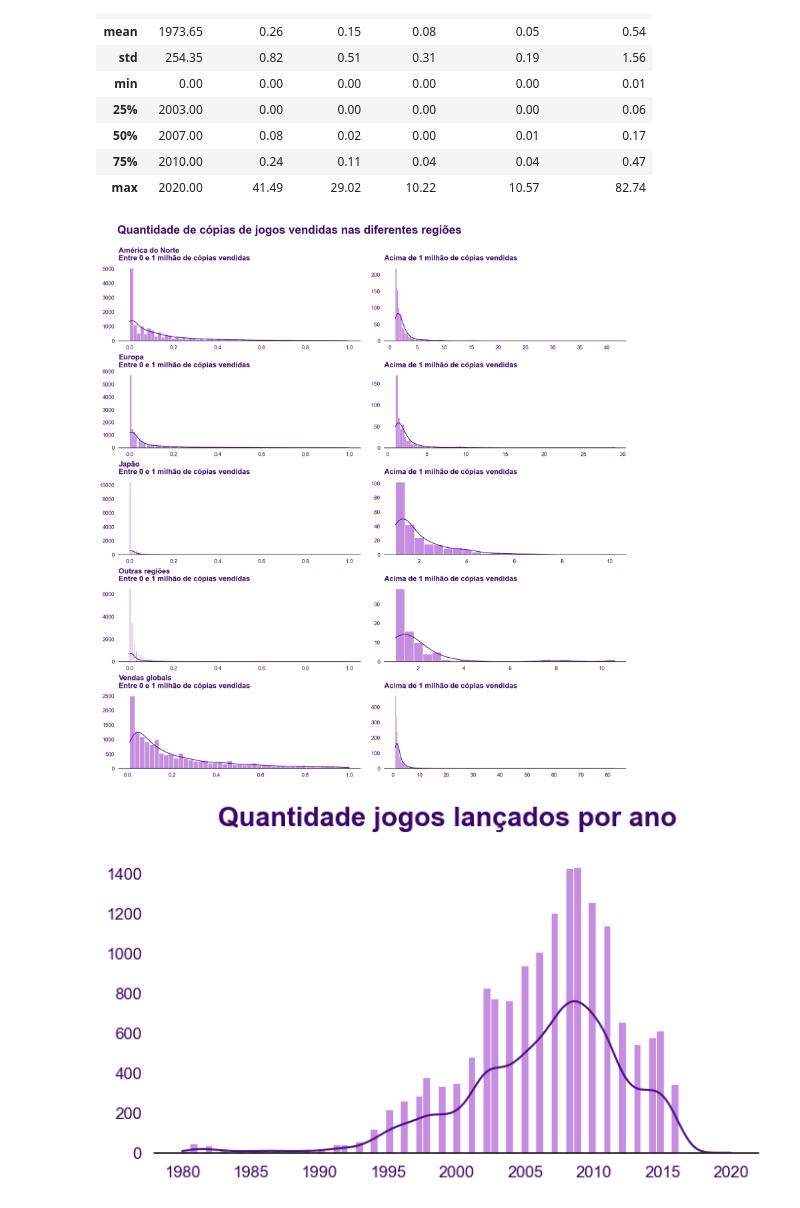
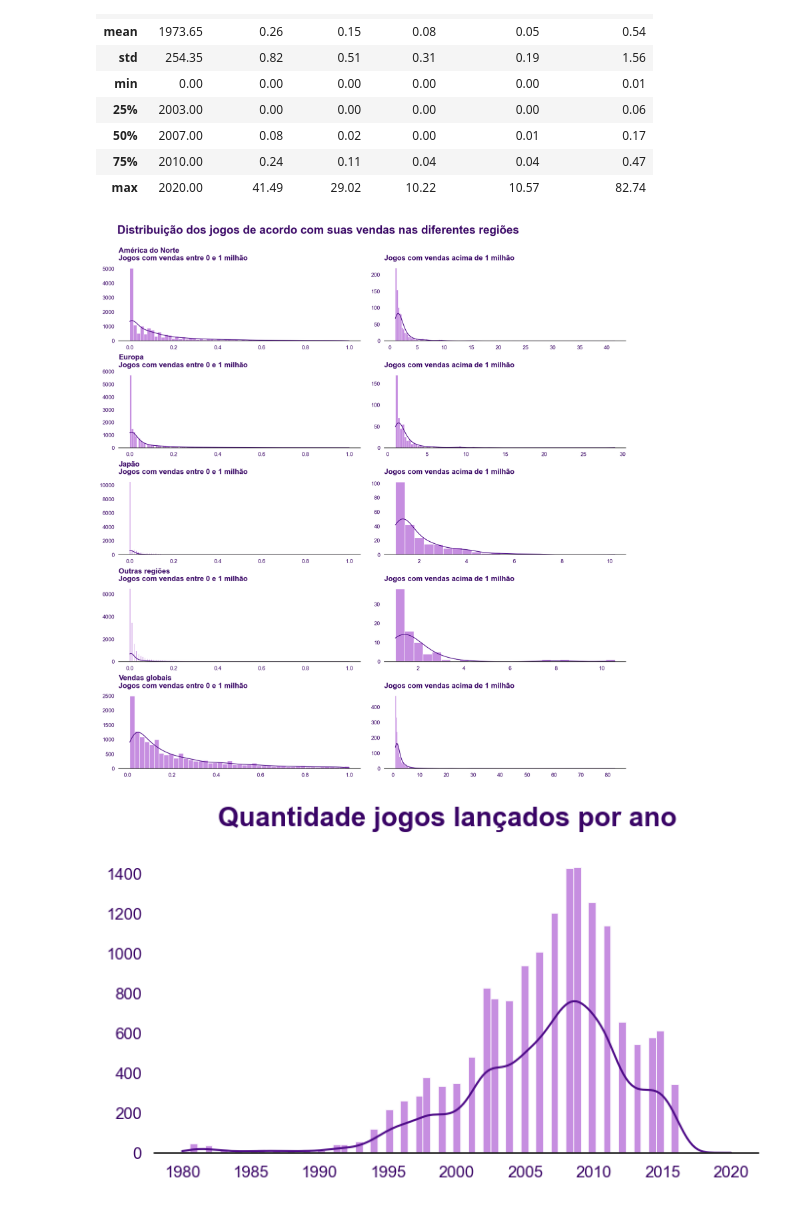
Before and after one commit to JHOliveira94/Portfolio_Recomendacao-de-jogos-digitais, a Jupyter notebook: notebook_recomendacao_jogos.ipynb, the cells around one changed output. Drawn from its saved outputs; the diff is of its cells as text; code cells hidden in the pictures.

```diff
--- a/notebook_recomendacao_jogos.ipynb
+++ b/notebook_recomendacao_jogos.ipynb
@@ -163,7 +157,7 @@ def histplot_unico(data_frame, axs):
 
     '''
     data_frame: DataFrame que contém os dados que serão plotados;
-    ax: posição na figura construída com plt.subplots()
+    axs: posição na figura construída com plt.subplots()
     '''
 
     ax = sns.histplot(data = data_frame,
@@ -526,45 +546,45 @@ Construção gráfica para análise das variáveis numéricas
 Cada gráfico foi gerado a partir das funções definidas na seção 1. Preparações
 '''
 
 fig, axs = plt.subplots(5,2, figsize = (20, 20))
-fig.suptitle('Quantidade de cópias de jogos vendidas nas diferentes regiões', fontsize = 25, ha = 'left', weight='bold', color = '#3A0566', y = 0.94, x = 0.123)
+fig.suptitle('Distribuição dos jogos de acordo com suas vendas nas diferentes regiões', fontsize = 25, ha = 'left', weight='bold', color = '#3A0566', y = 0.94, x = 0.123)
 
 sns.set_theme(style = "white")
 
 ax1 = histplot_unico(df_vendas_AN_1['Vendas_AN'], axs[0,0])
-ax1.set_title('América do Norte\nEntre 0 e 1 milhão de cópias vendidas', fontsize = 16, ha = 'left', weight='bold', color = '#3A0566', y = 1.02, x = 0)
+ax1.set_title('América do Norte\nJogos com vendas entre 0 e 1 milhão', fontsize = 16, ha = 'left', weight='bold', color = '#3A0566', y = 1.02, x = 0)
 
 ax1 = histplot_unico(df_vendas_AN_2['Vendas_AN'], axs[0,1])
-ax1.set_title('\nAcima de 1 milhão de cópias vendidas', fontsize = 16, ha = 'left', weight='bold', color = '#3A0566', y = 1.02, x = 0)
+ax1.set_title('\nJogos com vendas acima de 1 milhão', fontsize = 16, ha = 'left', weight='bold', color = '#3A0566', y = 1.02, x = 0)
 
 ax1 = histplot_unico(df_vendas_EU_1['Vendas_EU'], axs[1,0])
-ax1.set_title('Europa\nEntre 0 e 1 milhão de cópias vendidas', fontsize = 16, ha = 'left', weight='bold', color = '#3A0566', y = 1.02, x = 0)
+ax1.set_title('Europa\nJogos com vendas entre 0 e 1 milhão', fontsize = 16, ha = 'left', weight='bold', color = '#3A0566', y = 1.02, x = 0)
 
 ax1 = histplot_unico(df_vendas_EU_2['Vendas_EU'], axs[1,1])
-ax1.set_title('\nAcima de 1 milhão de cópias vendidas', fontsize = 16, ha = 'left', weight='bold', color = '#3A0566', y = 1.02, x = 0)
+ax1.set_title('\nJogos com vendas acima de 1 milhão', fontsize = 16, ha = 'left', weight='bold', color = '#3A0566', y = 1.02, x = 0)
 
 ax1 = histplot_unico(df_vendas_JP_1['Vendas_JP'], axs[2,0])
-ax1.set_title('Japão\nEntre 0 e 1 milhão de cópias vendidas', fontsize = 16, ha = 'left', weight='bold', color = '#3A0566', y = 1.02, x = 0)
+ax1.set_title('Japão\nJogos com vendas entre 0 e 1 milhão', fontsize = 16, ha = 'left', weight='bold', color = '#3A0566', y = 1.02, x = 0)
 
 ax1 = histplot_unico(df_vendas_JP_2['Vendas_JP'], axs[2,1])
-ax1.set_title('\nAcima de 1 milhão de cópias vendidas', fontsize = 16, ha = 'left', weight='bold', color = '#3A0566', y = 1.02, x = 0)
+ax1.set_title('\nJogos com vendas acima de 1 milhão', fontsize = 16, ha = 'left', weight='bold', color = '#3A0566', y = 1.02, x = 0)
 
 ax1 = histplot_unico(df_vendas_Outras_1['Vendas_Outras'], axs[3,0])
-ax1.set_title('Outras regiões\nEntre 0 e 1 milhão de cópias vendidas', fontsize = 16, ha = 'left', weight='bold', color = '#3A0566', y = 1.02, x = 0)
+ax1.set_title('Outras regiões\nJogos com vendas entre 0 e 1 milhão', fontsize = 16, ha = 'left', weight='bold', color = '#3A0566', y = 1.02, x = 0)
 
 ax1 = histplot_unico(df_vendas_Outras_2['Vendas_Outras'], axs[3,1])
-ax1.set_title('\nAcima de 1 milhão de cópias vendidas', fontsize = 16, ha = 'left', weight='bold', color = '#3A0566', y = 1.02, x = 0)
+ax1.set_title('\nJogos com vendas acima de 1 milhão', fontsize = 16, ha = 'left', weight='bold', color = '#3A0566', y = 1.02, x = 0)
 
 ax1 = histplot_unico(df_vendas_Globais_1['Vendas_Globais'], axs[4,0])
-ax1.set_title('Vendas globais\nEntre 0 e 1 milhão de cópias vendidas', fontsize = 16, ha = 'left', weight='bold', color = '#3A0566', y = 1.02, x = 0)
+ax1.set_title('Vendas globais\nJogos com vendas entre 0 e 1 milhão', fontsize = 16, ha = 'left', weight='bold', color = '#3A0566', y = 1.02, x = 0)
 
 ax1 = histplot_unico(df_vendas_Globais_2['Vendas_Globais'], axs[4,1])
-ax1.set_title('\nAcima de 1 milhão de cópias vendidas', fontsize = 16, ha = 'left', weight='bold', color = '#3A0566', y = 1.02, x = 0)
+ax1.set_title('\nJogos com vendas acima de 1 milhão', fontsize = 16, ha = 'left', weight='bold', color = '#3A0566', y = 1.02, x = 0)
 
 plt.subplots_adjust(wspace=0.1, hspace=0.4)
 plt.show()
 # %% [output]
-[figure, old version]
+[figure, new version]
 # %%
 fig, ax = plt.subplots(figsize = (8, 4))
 fig.suptitle('Quantidade jogos lançados por ano', fontsize = 20, ha = 'center', weight='bold', color = '#3A0566', y = 1)
```
Also changed, not shown: parts of 37 cells of this notebook.
